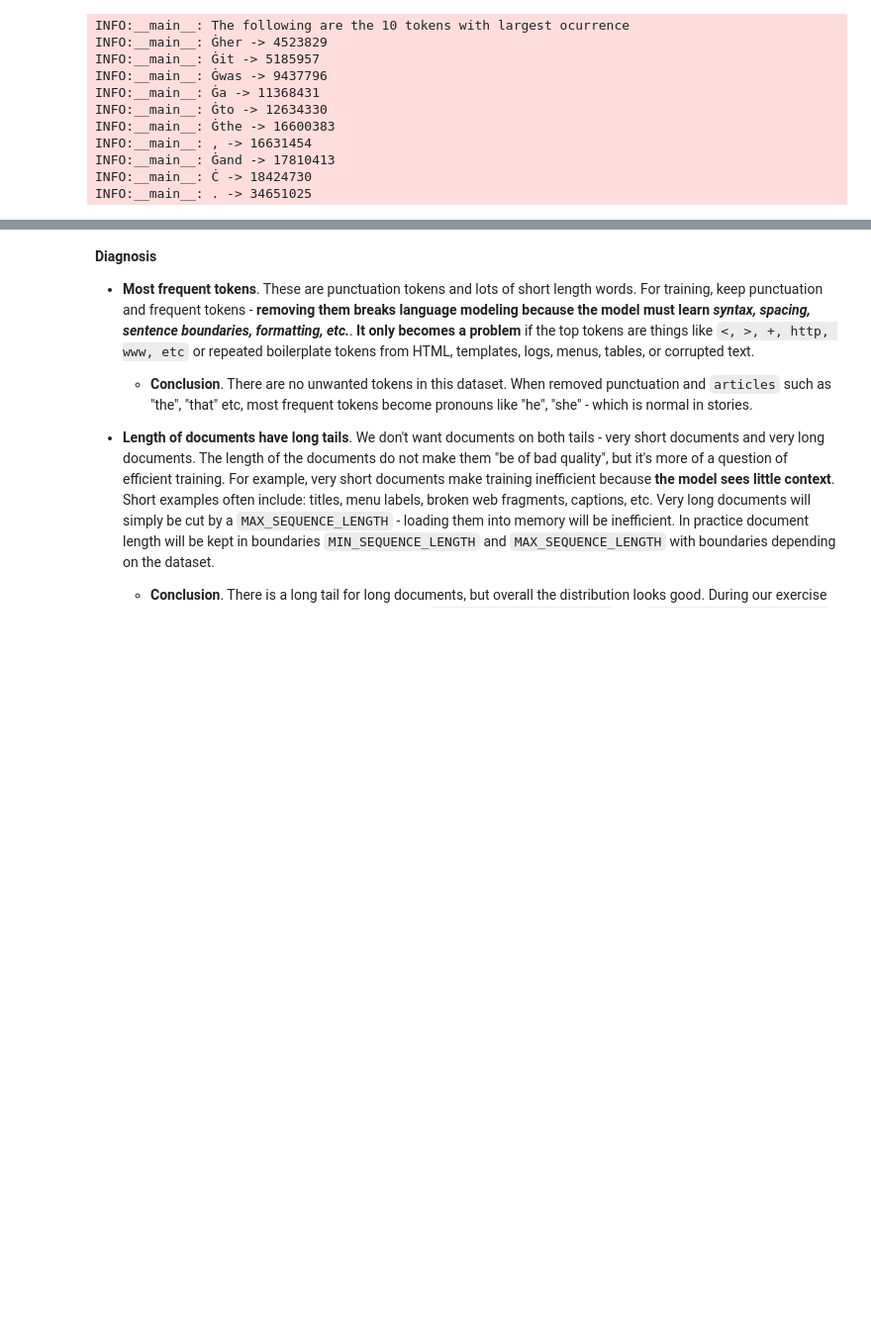
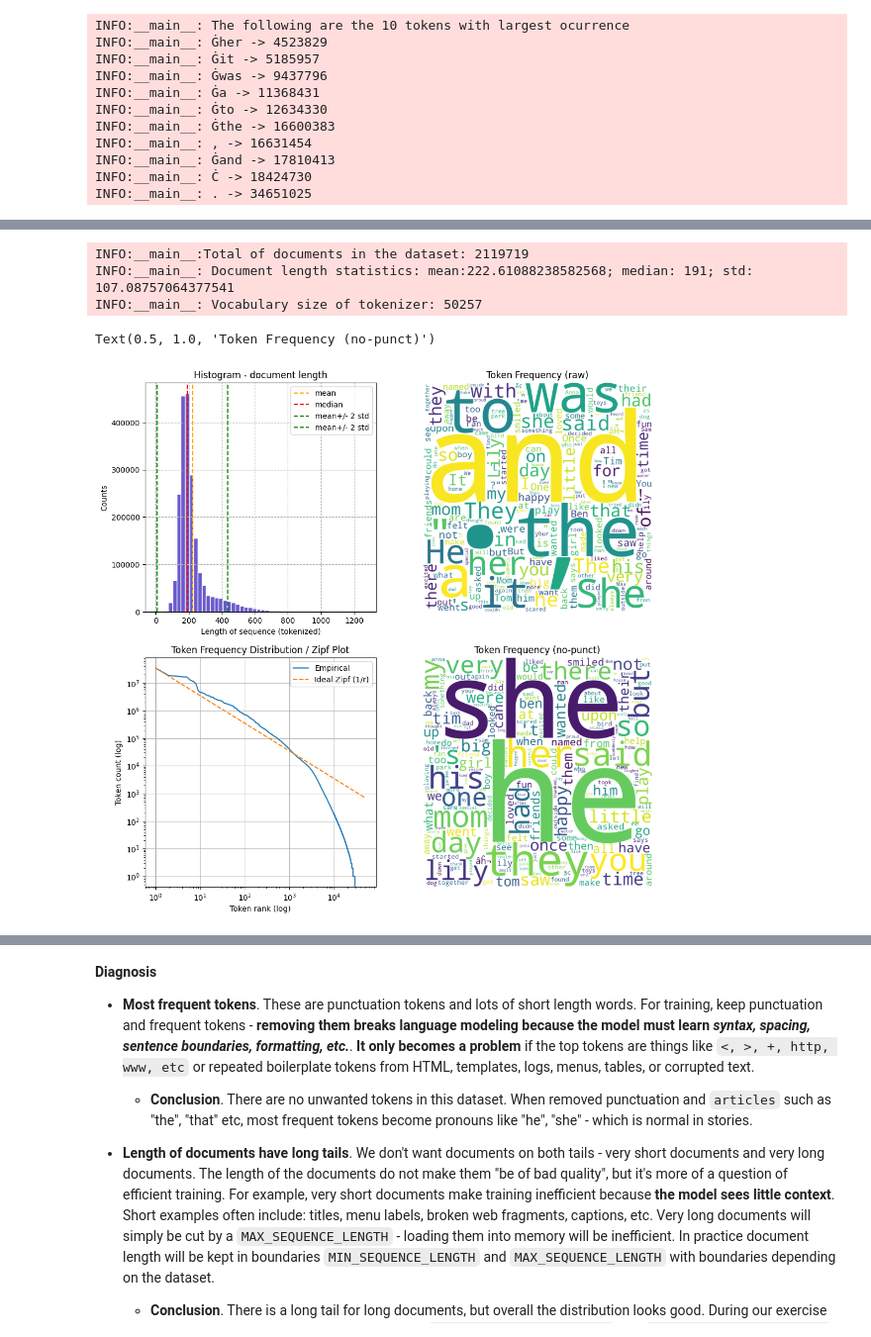
Before and after one commit to legan78/transformers_lifecycle, a Jupyter notebook: notebooks/dataset_cycle.ipynb, the cells around one changed output, grey strips where cells are left out. Shown at 99% size. Saved outputs shown, nothing was run; the diff lists cells and outputs as text; code cells hidden in the pictures; blank space fills up the shorter version.

Commit message:
Addapting notebook to avoid running experiments within every run.
Notebook now loads results computed from isolated experiments for visualization
and inspection.

```diff
--- a/notebooks/dataset_cycle.ipynb
+++ b/notebooks/dataset_cycle.ipynb
@@ -110,6 +43,0 @@ Done!
-# %%
-# Load each configured split without changing its columns.
-stories_train_dataset = data_cycle.load_source(train_source)
-stories_valid_dataset = data_cycle.load_source(valid_source)
-
-print('Done!')
@@ -336,3 +246,69 @@ Text(0.5, 1.0, 'Token Frequency (no-punct)')
+# %%
+# plot counts and world cloud of tokens
+
+
+mean, median, std = (diagnosis_summary[key] for key in ('mean', 'median', 'std'))
+
+_LOGGER.info('Total of documents in the dataset: %d', diagnosis_summary['document_count'])
+_LOGGER.info(f' Document length statistics: mean:{mean}; median: {median}; std: {std}')
+_LOGGER.info(f' Vocabulary size of tokenizer: {len(vocabulary)}')
+# %% [output]
+INFO:__main__:Total of documents in the dataset: 2119719
+INFO:__main__: Document length statistics: mean:222.61088238582568; median: 191; std: 107.08757064377541
+INFO:__main__: Vocabulary size of tokenizer: 50257
+# %%
+fig, axes = plt.subplots(2, 2, figsize=(12, 12))
+
+axes[0,0].hist(sequence_lengths, bins=50, color='slateblue', edgecolor='white')
+axes[0,0].axvline(x=mean, linestyle='--', color='orange', label='mean')
+axes[0,0].axvline(x=median, linestyle='--', color='red', label='median')
+
+axes[0,0].axvline(x=mean+2*std, linestyle='--', color='green', label='mean+/- 2 std')
+axes[0,0].axvline(x=mean-2*std, linestyle='--', color='green', label='mean+/- 2 std')
+
+axes[0,0].legend()
+axes[0,0].set_xlabel("Length of sequence (tokenized)")
+axes[0,0].set_title('Histogram - document length')
+axes[0,0].set_ylabel('Counts')
+axes[0,0].grid(True, linestyle='--')
+
+token_counts = data_cycle.ids_to_token_counts(id_dist, tokenizer, config=token_display_config)
+max_words = 200
+
+wc = WordCloud(
+    width=1000,
+    height=1000,
+    background_color="white",
+    max_words=max_words
+)
+
+wc.generate_from_frequencies(token_counts)
+axes[0,1].imshow(wc)
+axes[0,1].axis("off")
+axes[0,1].set_title("Token Frequency (raw)")
+
+counts = np.array(sorted(id_dist.values(), reverse=True))
+ranks = np.arange(1, len(counts) + 1)
+# ideal Zipf curve (scaled to match first point)
+ideal = counts[0] / ranks
+
+axes[1,0].loglog(ranks, counts, label='Empirical')
+axes[1,0].loglog(ranks, ideal, linestyle="--", label="Ideal Zipf (1/r)")
+axes[1,0].set_xlabel("Token rank (log)")
+axes[1,0].set_ylabel("Token count (log)")
+axes[1,0].set_title("Token Frequency Distribution / Zipf Plot")
+axes[1,0].grid(True)
+axes[1,0].legend()
+
+
+display_counts = data_cycle.filter_token_counts_for_display(id_dist, tokenizer, config=token_display_config)
+wc.generate_from_frequencies(display_counts)
+axes[1,1].imshow(wc)
+axes[1,1].axis("off")
+axes[1,1].set_title("Token Frequency (no-punct)")
+# %% [output]
+Text(0.5, 1.0, 'Token Frequency (no-punct)')
+[figure, added]
 # %%
 # Observing the most and least ranked tokens
 N = 10  # configurable
```
Also changed, not shown: parts of 37 cells of this notebook.
